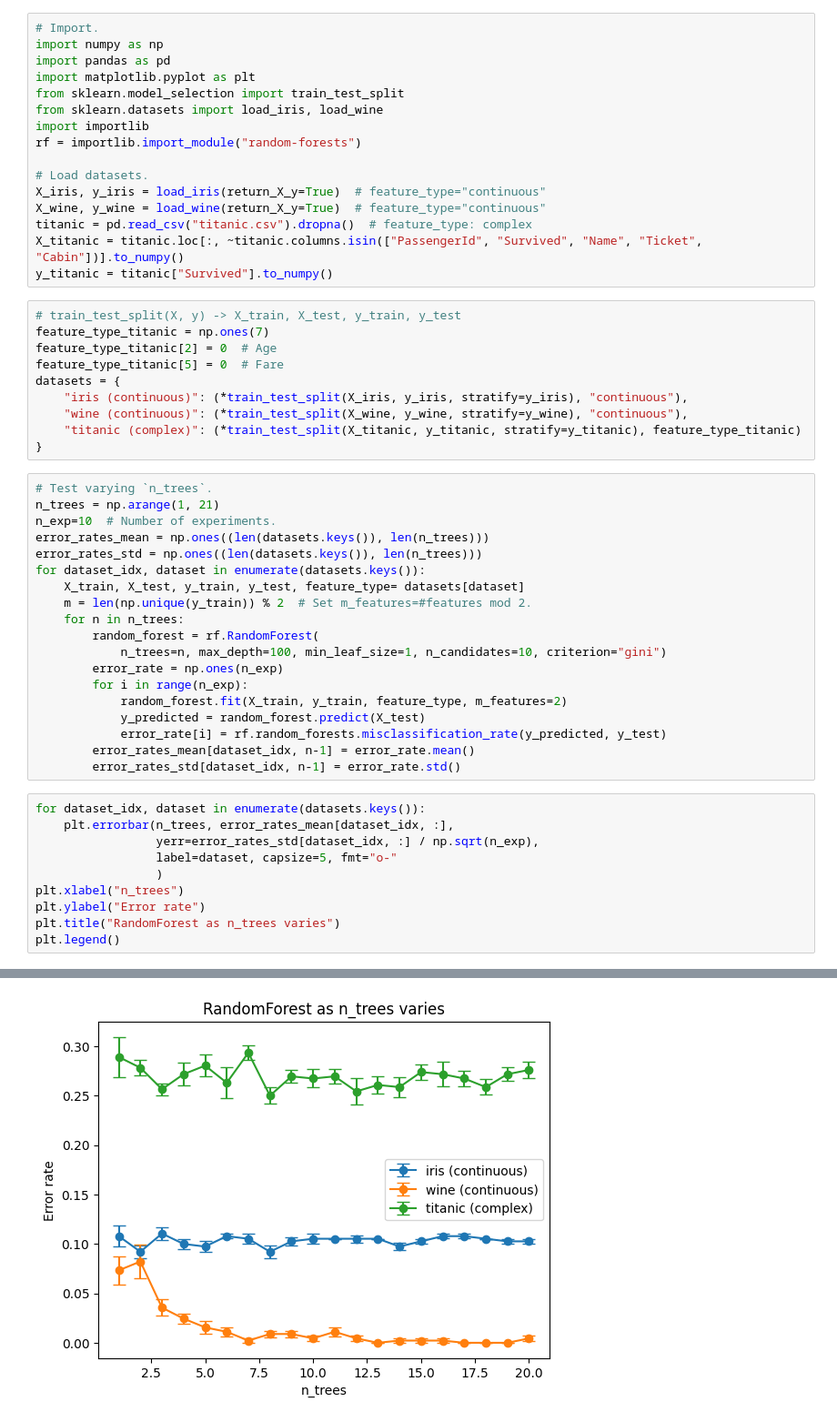
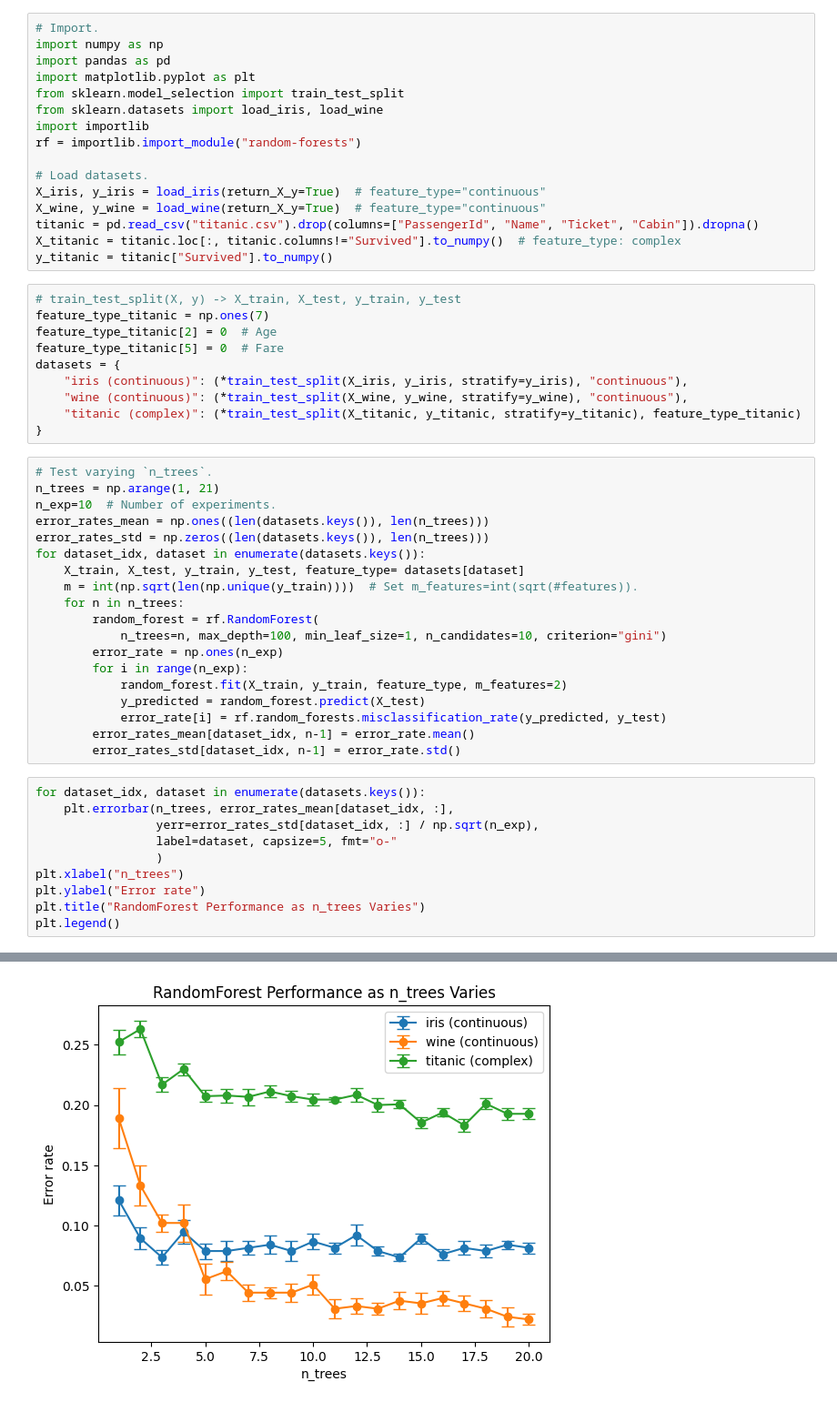
Before and after one commit to liyiyan128/M2R-random-forests, a Jupyter notebook: simulations/simulations.ipynb, the cells around one changed output, grey strips where cells are left out. Shown at 91% size. Cells and saved outputs as stored; diff of their text form.

Commit message:
Fixed error in cleaning titanic dataset

```diff
--- a/simulations/simulations.ipynb
+++ b/simulations/simulations.ipynb
@@ -11,8 +11,8 @@ rf = importlib.import_module("random-forests")
 # Load datasets.
 X_iris, y_iris = load_iris(return_X_y=True)  # feature_type="continuous"
 X_wine, y_wine = load_wine(return_X_y=True)  # feature_type="continuous"
-titanic = pd.read_csv("titanic.csv").dropna()  # feature_type: complex
-X_titanic = titanic.loc[:, ~titanic.columns.isin(["PassengerId", "Survived", "Name", "Ticket", "Cabin"])].to_numpy()
+titanic = pd.read_csv("titanic.csv").drop(columns=["PassengerId", "Name", "Ticket", "Cabin"]).dropna()
+X_titanic = titanic.loc[:, titanic.columns!="Survived"].to_numpy()  # feature_type: complex
 y_titanic = titanic["Survived"].to_numpy()
 # %%
 # train_test_split(X, y) -> X_train, X_test, y_train, y_test
@@ -29,10 +29,10 @@ datasets = {
 n_trees = np.arange(1, 21)
 n_exp=10  # Number of experiments.
 error_rates_mean = np.ones((len(datasets.keys()), len(n_trees)))
-error_rates_std = np.ones((len(datasets.keys()), len(n_trees)))
+error_rates_std = np.zeros((len(datasets.keys()), len(n_trees)))
 for dataset_idx, dataset in enumerate(datasets.keys()):
     X_train, X_test, y_train, y_test, feature_type= datasets[dataset]
-    m = len(np.unique(y_train)) % 2  # Set m_features=#features mod 2.
+    m = int(np.sqrt(len(np.unique(y_train))))  # Set m_features=int(sqrt(#features)).
     for n in n_trees:
         random_forest = rf.RandomForest(
             n_trees=n, max_depth=100, min_leaf_size=1, n_candidates=10, criterion="gini")
@@ -46,13 +46,13 @@ for dataset_idx, dataset in enumerate(datasets.keys()):
 # %%
 for dataset_idx, dataset in enumerate(datasets.keys()):
     plt.errorbar(n_trees, error_rates_mean[dataset_idx, :],
                  yerr=error_rates_std[dataset_idx, :] / np.sqrt(n_exp),
                  label=dataset, capsize=5, fmt="o-"
                  )
 plt.xlabel("n_trees")
 plt.ylabel("Error rate")
-plt.title("RandomForest as n_trees varies")
+plt.title("RandomForest Performance as n_trees Varies")
 plt.legend()
 # %% [output]
 <matplotlib.legend.Legend at 0x...>
-[figure, old version]
+[figure, new version]
```
Also changed, not shown: parts of 2 cells of this notebook.
